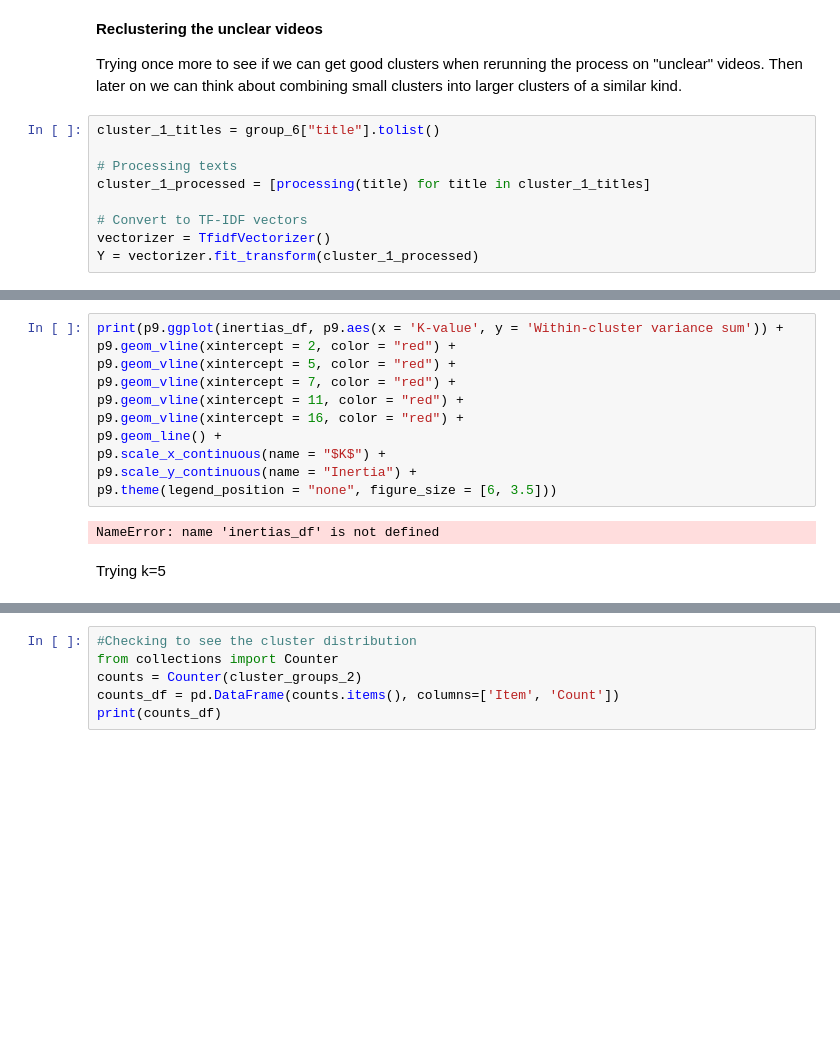
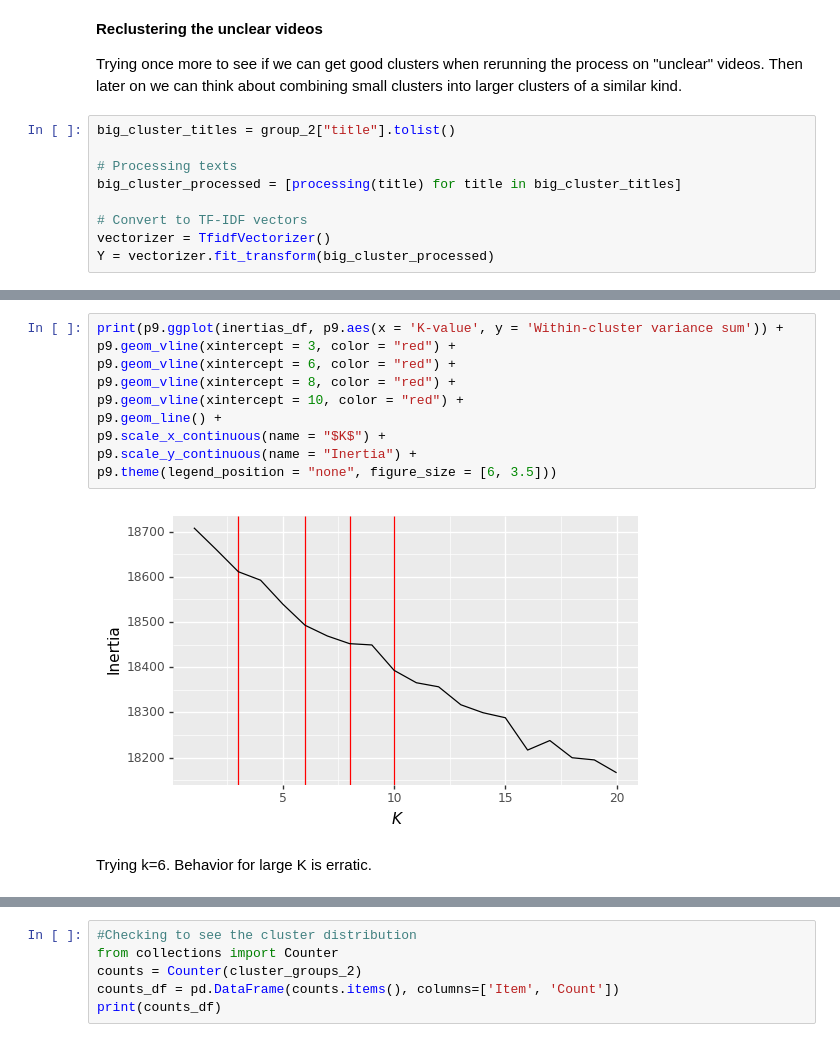
Before and after one commit to mzxchandra/Data-Science-Projects, a Jupyter notebook: Marcus Youtube Data personal analysis project/YT project .ipynb, the cells around one changed output, grey strips where cells are left out. Drawn from its saved outputs; the diff is of its cells as text; blank space fills up the shorter version.

```diff
--- a/Marcus Youtube Data personal analysis project/YT project .ipynb
+++ b/Marcus Youtube Data personal analysis project/YT project .ipynb
@@ -209,12 +235,12 @@ watch_df = pd.concat([group_0, group_1, group_2, group_3, group_4, group_5, grou
 
 Trying once more to see if we can get good clusters when rerunning the process on "unclear" videos. Then later on we can think about combining small clusters into larger clusters of a similar kind.
 # %%
-cluster_1_titles = group_6["title"].tolist()
+big_cluster_titles = group_2["title"].tolist()
 
 # Processing texts
-cluster_1_processed = [processing(title) for title in cluster_1_titles]
+big_cluster_processed = [processing(title) for title in big_cluster_titles]
 
 # Convert to TF-IDF vectors
 vectorizer = TfidfVectorizer()
-Y = vectorizer.fit_transform(cluster_1_processed)
+Y = vectorizer.fit_transform(big_cluster_processed)
 # %%
@@ -237,16 +278,15 @@ NameError: name 'Y' is not defined
 # %%
 print(p9.ggplot(inertias_df, p9.aes(x = 'K-value', y = 'Within-cluster variance sum')) +
-p9.geom_vline(xintercept = 2, color = "red") +
-p9.geom_vline(xintercept = 5, color = "red") +
-p9.geom_vline(xintercept = 7, color = "red") +
-p9.geom_vline(xintercept = 11, color = "red") +
-p9.geom_vline(xintercept = 16, color = "red") +
+p9.geom_vline(xintercept = 3, color = "red") +
+p9.geom_vline(xintercept = 6, color = "red") +
+p9.geom_vline(xintercept = 8, color = "red") +
+p9.geom_vline(xintercept = 10, color = "red") +
 p9.geom_line() +
 p9.scale_x_continuous(name = "$K$") +
 p9.scale_y_continuous(name = "Inertia") +
 p9.theme(legend_position = "none", figure_size = [6, 3.5]))
 # %% [output]
-NameError: name 'inertias_df' is not defined
+[figure, added]
 # %% [markdown]
-Trying k=5
+Trying k=6. Behavior for large K is erratic.
 # %%
```
Also changed, not shown: parts of 59 cells of this notebook.
